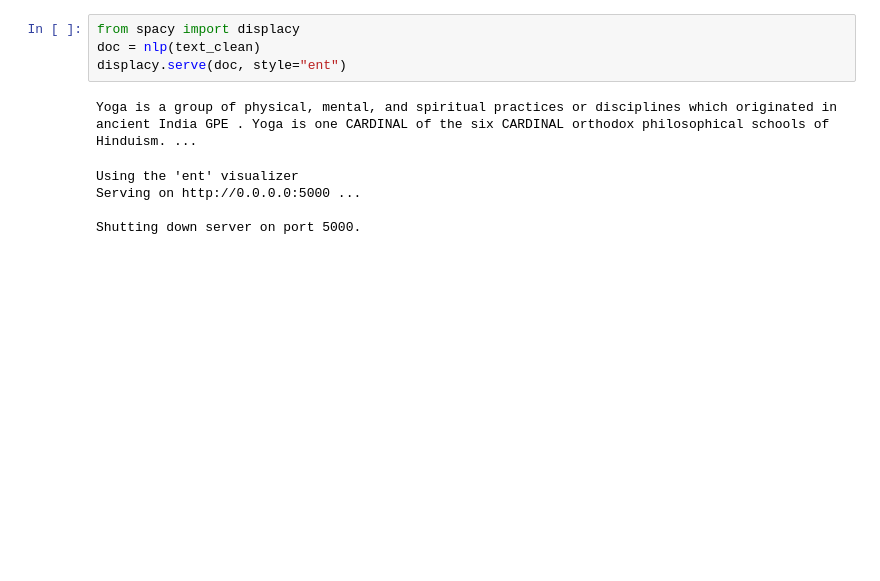
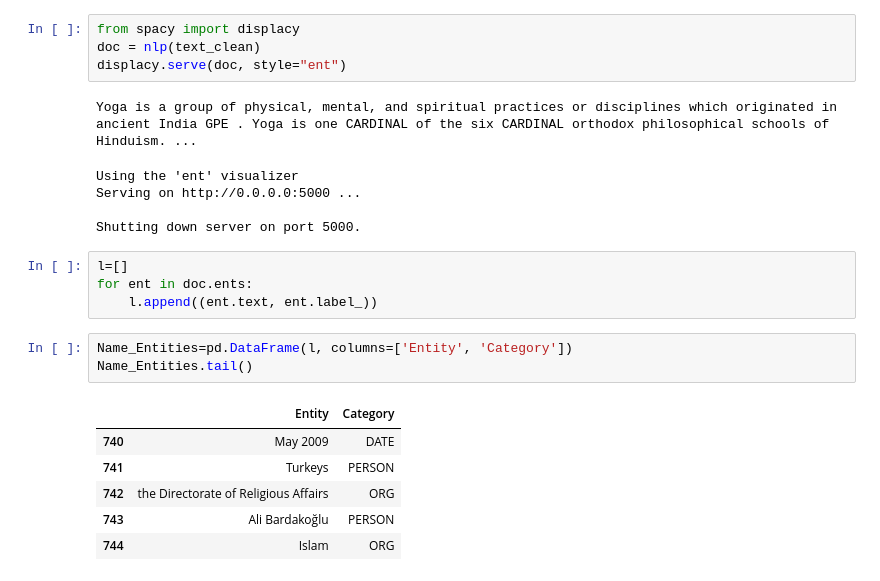
Before and after one commit to anmarphy/NLP_2021, a Jupyter notebook: Wikipedia_Web_Scrapping.ipynb, the cells around one changed output. Saved outputs shown, nothing was run; the diff lists cells and outputs as text; blank space fills up the shorter version.

```diff
--- a/Wikipedia_Web_Scrapping.ipynb
+++ b/Wikipedia_Web_Scrapping.ipynb
@@ -186,3 +188,17 @@ Using the 'ent' visualizer
 Serving on http://0.0.0.0:5000 ...
 
 Shutting down server on port 5000.
+# %%
+l=[]
+for ent in doc.ents:
+    l.append((ent.text, ent.label_))
+# %%
+Name_Entities=pd.DataFrame(l, columns=['Entity', 'Category'])
+Name_Entities.tail()
+# %% [output]
+|  | Entity | Category |
+| 740 | May 2009 | DATE |
+| 741 | Turkeys | PERSON |
+| 742 | the Directorate of Religious Affairs | ORG |
+| 743 | Ali Bardakoğlu | PERSON |
+| 744 | Islam | ORG |
```
Also changed, not shown: parts of 10 cells of this notebook.
